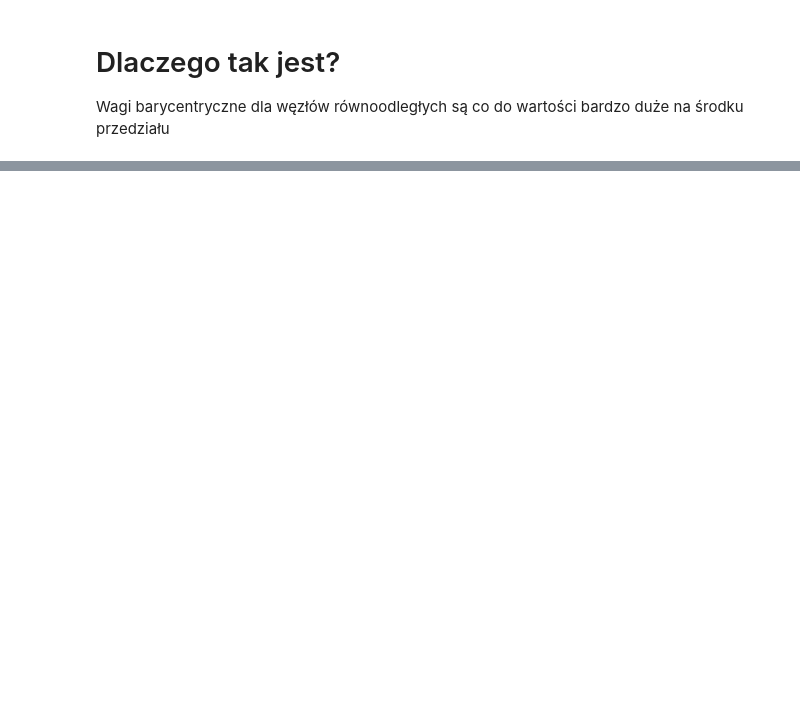
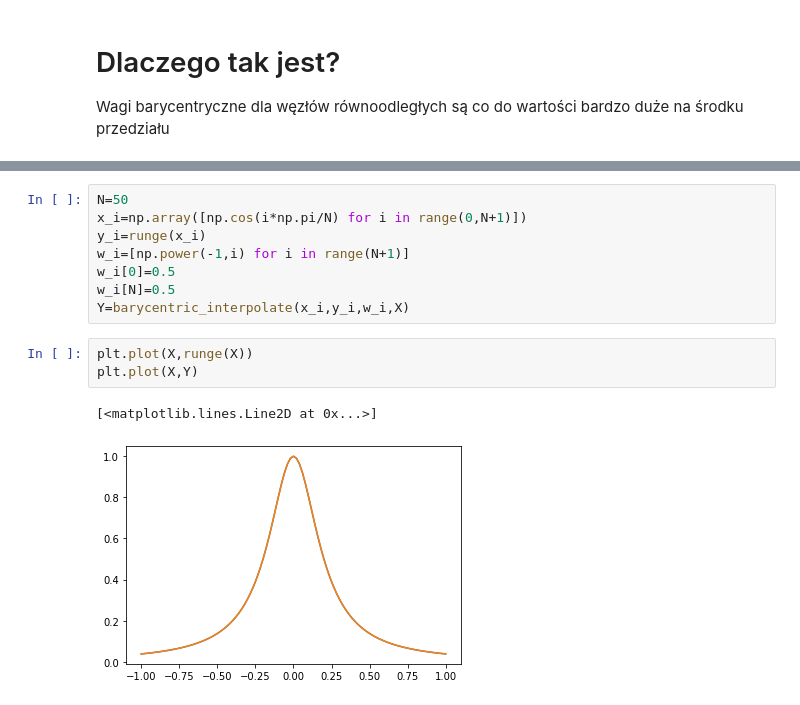
Before and after one commit to wojtekgrzela/public_lectures, a Jupyter notebook: Metody Numeryczne/Lecture 2 (interpolation)/Lecture 2.ipynb, the cells around one changed output, grey strips where cells are left out. Saved outputs shown, nothing was run; the diff lists cells and outputs as text; blank space fills up the shorter version.

```diff
--- a/Metody Numeryczne/Lecture 2 (interpolation)/Lecture 2.ipynb
+++ b/Metody Numeryczne/Lecture 2 (interpolation)/Lecture 2.ipynb
@@ -303,0 +344,14 @@ plt.scatter(x_i,w_i)
+# %%
+N=50
+x_i=np.array([np.cos(i*np.pi/N) for i in range(0,N+1)])
+y_i=runge(x_i)
+w_i=[np.power(-1,i) for i in range(N+1)]
+w_i[0]=0.5
+w_i[N]=0.5
+Y=barycentric_interpolate(x_i,y_i,w_i,X)
+# %%
+plt.plot(X,runge(X))
+plt.plot(X,Y)
+# %% [output]
+[<matplotlib.lines.Line2D at 0x...>]
+[figure, added]
```
Also changed, not shown: parts of 20 cells of this notebook.
